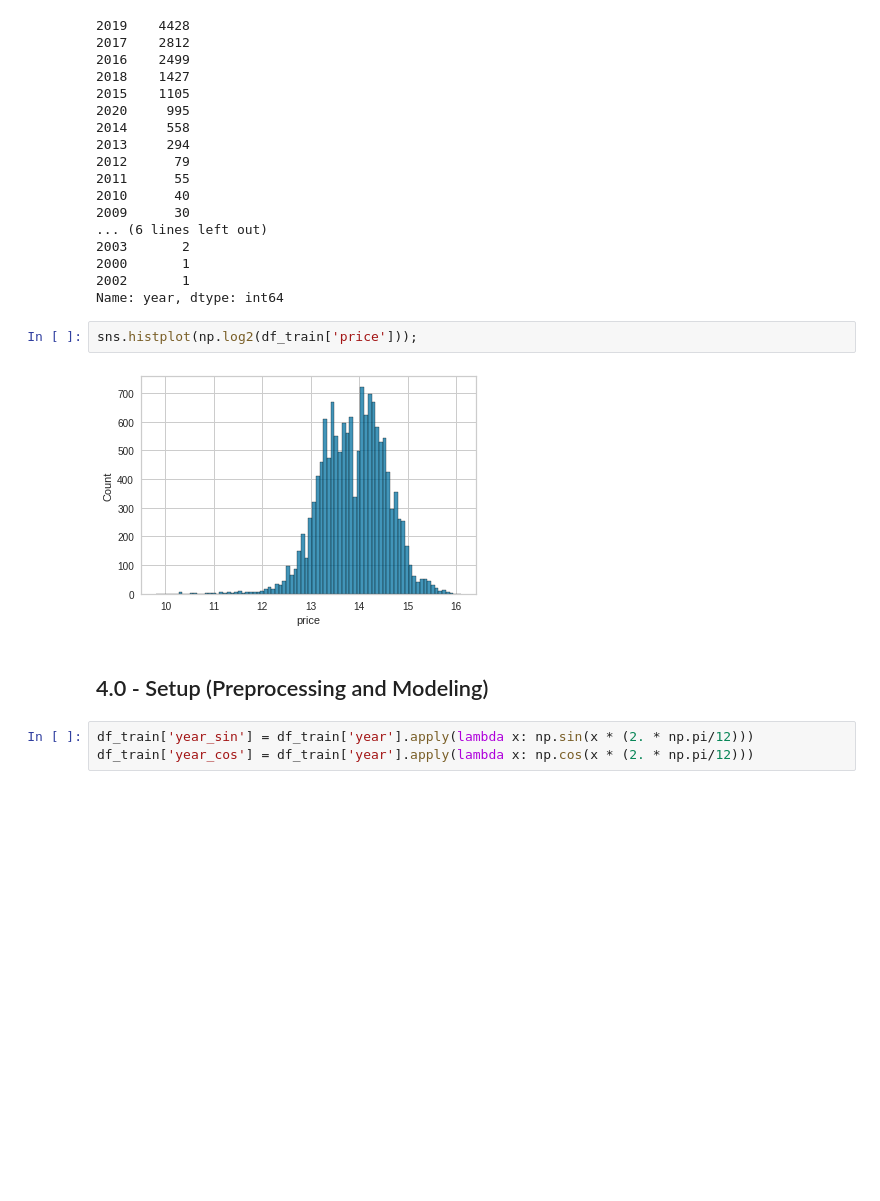
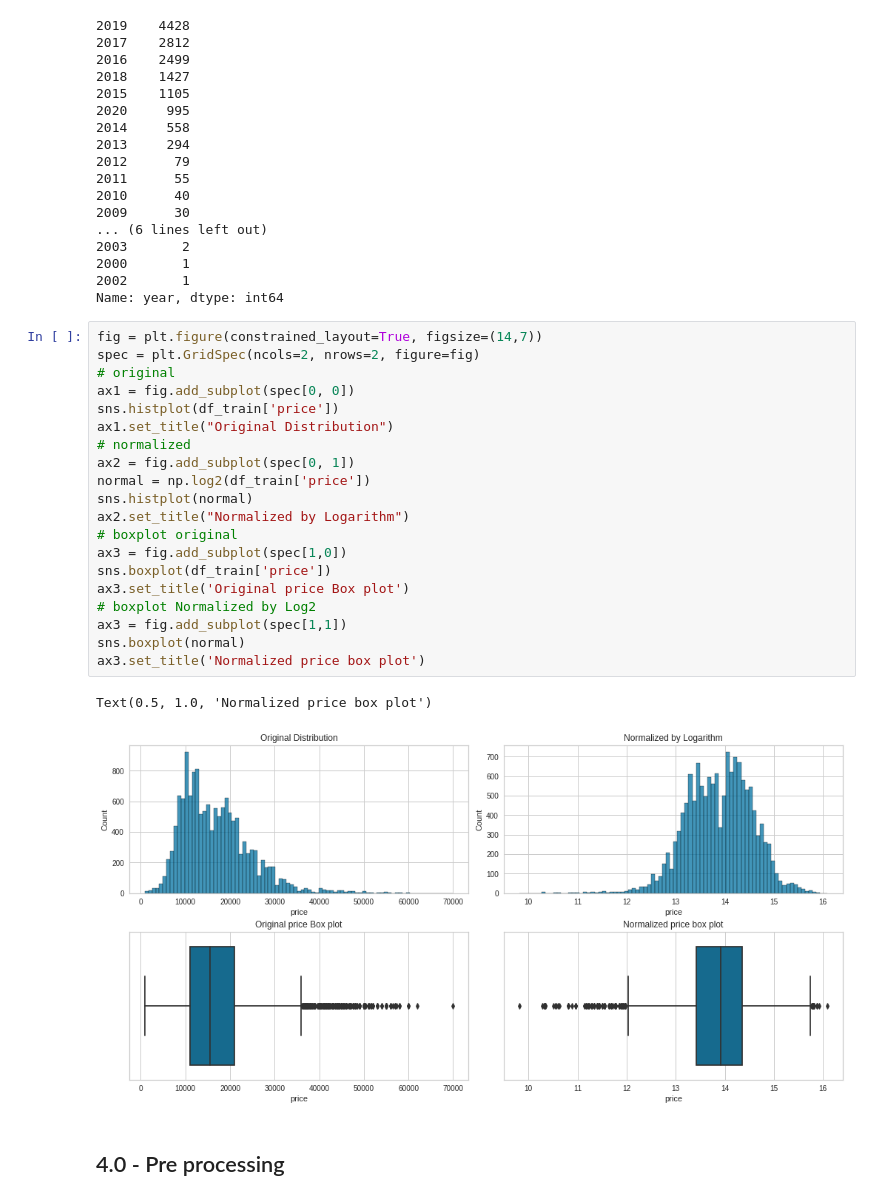
Before and after one commit to diegopmayer/automl_pycaret, a Jupyter notebook: automl_regression_c01.ipynb, the cells around one changed output. Saved outputs shown, nothing was run; the diff lists cells and outputs as text; blank space fills up the shorter version.

```diff
--- a/automl_regression_c01.ipynb
+++ b/automl_regression_c01.ipynb
@@ -95,12 +96,28 @@ df_train['year'].value_counts()
 2000       1
 2002       1
 Name: year, dtype: int64
-# %%
-sns.histplot(np.log2(df_train['price']));
-# %% [output]
-[figure, removed]
+# %%
+fig = plt.figure(constrained_layout=True, figsize=(14,7))
+spec = plt.GridSpec(ncols=2, nrows=2, figure=fig)
+# original
+ax1 = fig.add_subplot(spec[0, 0])
+sns.histplot(df_train['price'])
+ax1.set_title("Original Distribution")
+# normalized
+ax2 = fig.add_subplot(spec[0, 1])
+normal = np.log2(df_train['price'])
+sns.histplot(normal)
+ax2.set_title("Normalized by Logarithm")
+# boxplot original
+ax3 = fig.add_subplot(spec[1,0])
+sns.boxplot(df_train['price'])
+ax3.set_title('Original price Box plot')
+# boxplot Normalized by Log2
+ax3 = fig.add_subplot(spec[1,1])
+sns.boxplot(normal)
+ax3.set_title('Normalized price box plot')
+# %% [output]
+Text(0.5, 1.0, 'Normalized price box plot')
+[figure, added]
 # %% [markdown]
-## 4.0 - Setup (Preprocessing and Modeling)
+## 4.0 - Pre processing
-# %%
-df_train['year_sin'] = df_train['year'].apply(lambda x: np.sin(x * (2. * np.pi/12)))
-df_train['year_cos'] = df_train['year'].apply(lambda x: np.cos(x * (2. * np.pi/12)))
```
Also changed, not shown: parts of 22 cells of this notebook, 1 other file.
